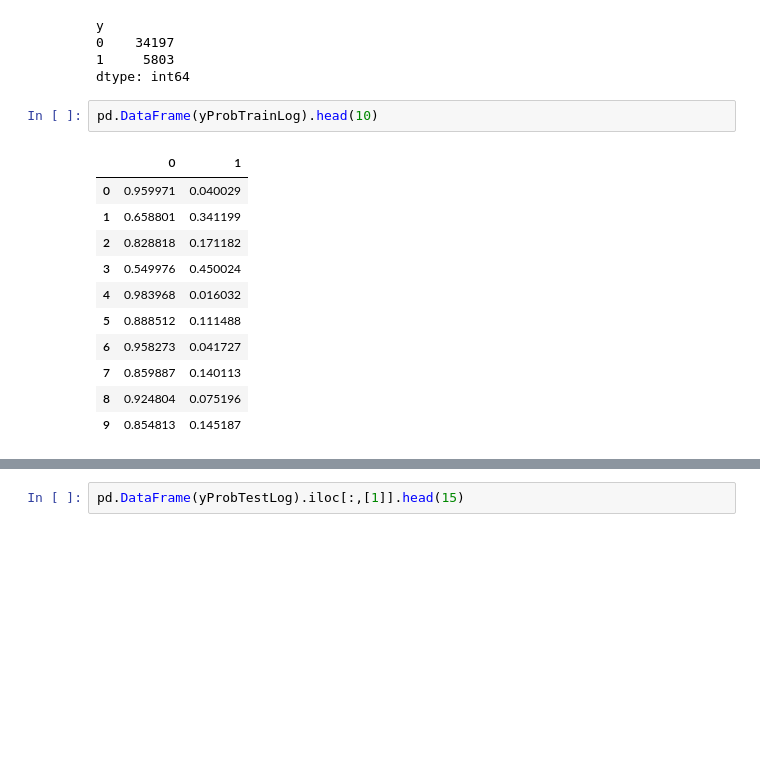
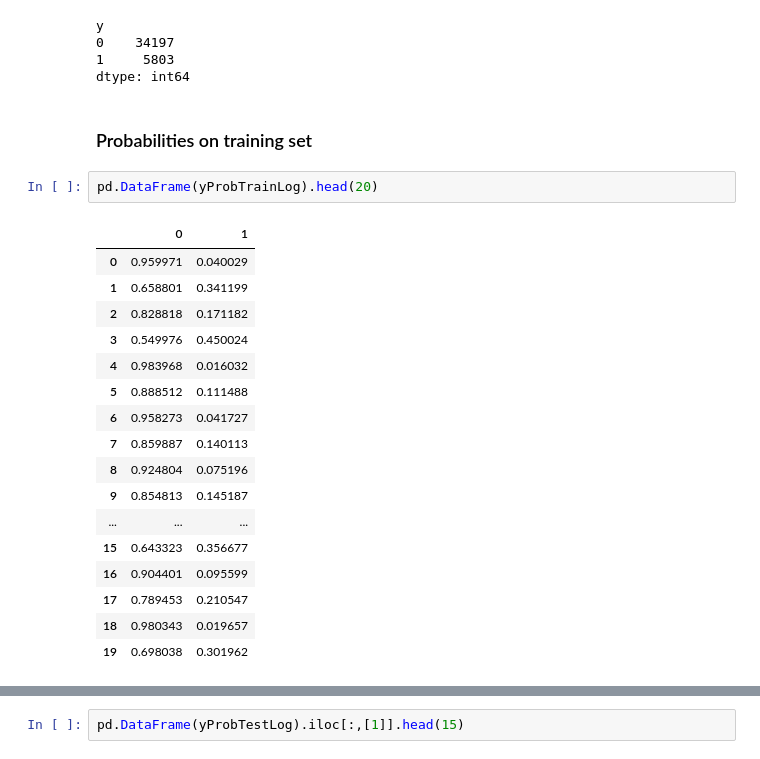
Before and after one commit to tamle2021/classification, a Jupyter notebook: sf.ipynb, the cells around one changed output, grey strips where cells are left out. Saved outputs shown, nothing was run; the diff lists cells and outputs as text; blank space fills up the shorter version.

```diff
--- a/sf.ipynb
+++ b/sf.ipynb
@@ -469,18 +486,26 @@ y
 0    34197
 1     5803
 dtype: int64
+# %% [markdown]
+### Probabilities on training set
 # %%
-pd.DataFrame(yProbTrainLog).head(10)
+pd.DataFrame(yProbTrainLog).head(20)
 # %% [output]
 |  | 0 | 1 |
 | 0 | 0.959971 | 0.040029 |
 | 1 | 0.658801 | 0.341199 |
 | 2 | 0.828818 | 0.171182 |
 | 3 | 0.549976 | 0.450024 |
 | 4 | 0.983968 | 0.016032 |
 | 5 | 0.888512 | 0.111488 |
 | 6 | 0.958273 | 0.041727 |
 | 7 | 0.859887 | 0.140113 |
 | 8 | 0.924804 | 0.075196 |
 | 9 | 0.854813 | 0.145187 |
+| ... | ... | ... |
+| 15 | 0.643323 | 0.356677 |
+| 16 | 0.904401 | 0.095599 |
+| 17 | 0.789453 | 0.210547 |
+| 18 | 0.980343 | 0.019657 |
+| 19 | 0.698038 | 0.301962 |
 # %%
```
Also changed, not shown: parts of 21 cells of this notebook.
